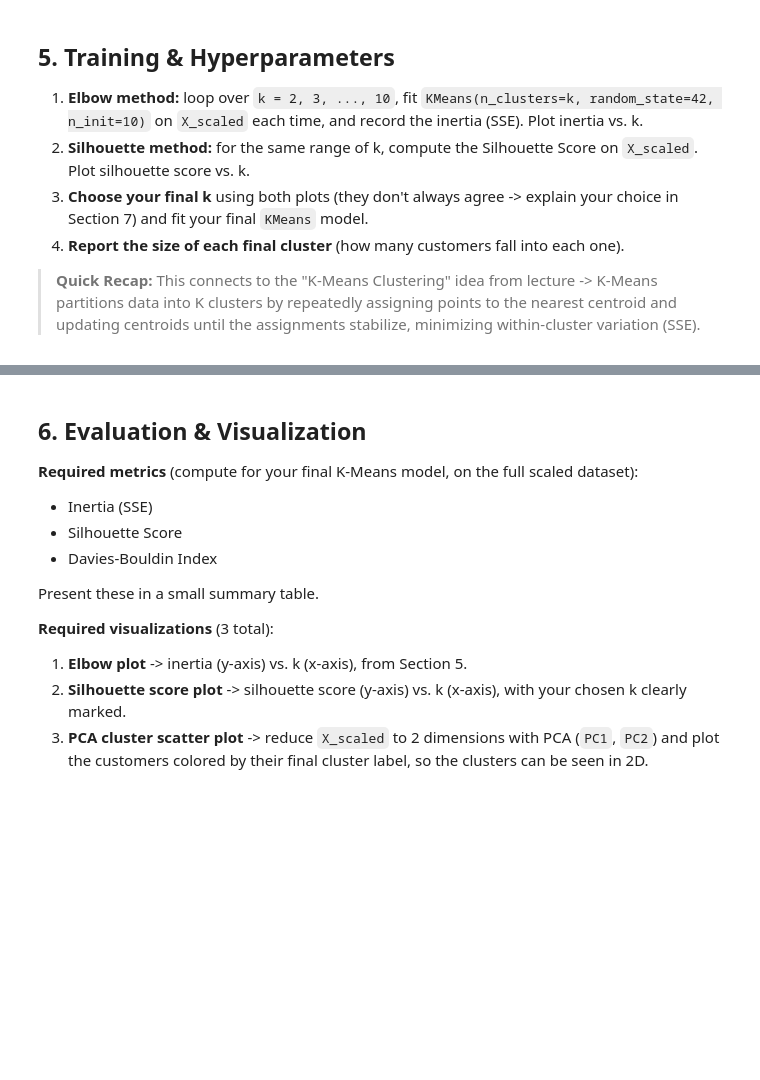
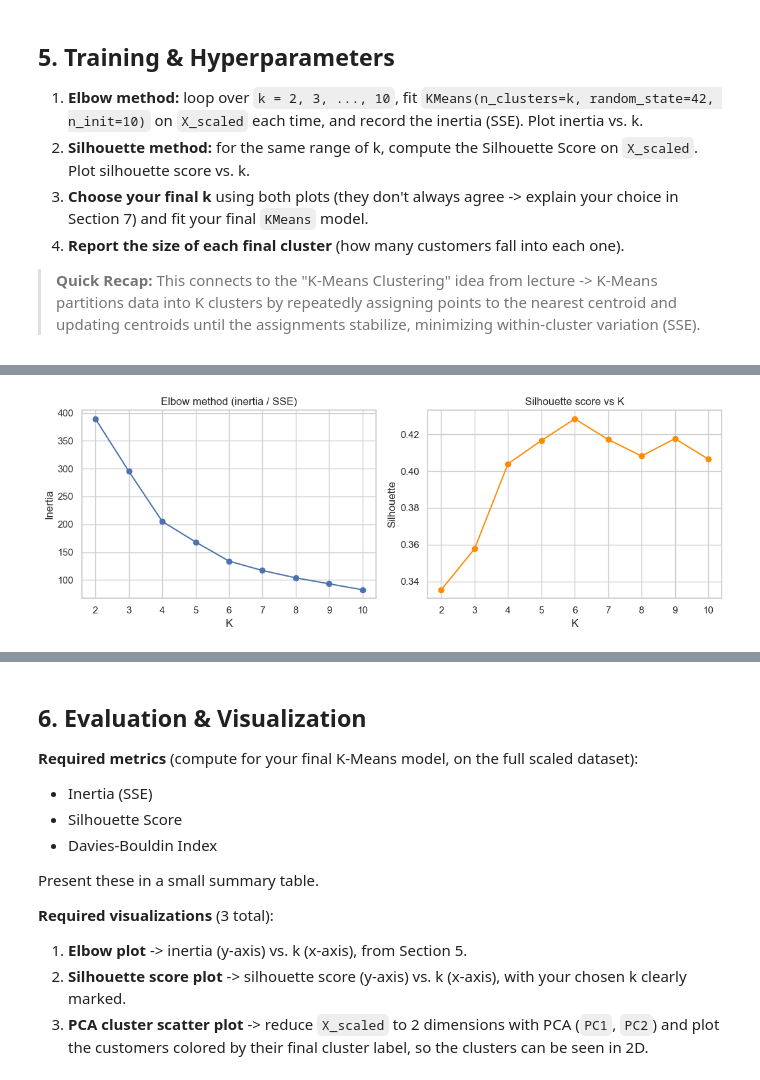
Before and after one commit to fredizenn/Statistics-and-Machine-Learning, a Jupyter notebook: Week-4/Lab-Assignments/01_KMeans_Clustering.ipynb, the cells around one changed output, grey strips where cells are left out. Saved outputs shown, nothing was run; the diff lists cells and outputs as text; code cells hidden in the pictures; blank space fills up the shorter version.

Commit message:
kmeans week 4

```diff
--- a/Week-4/Lab-Assignments/01_KMeans_Clustering.ipynb
+++ b/Week-4/Lab-Assignments/01_KMeans_Clustering.ipynb
@@ -72,0 +150,4 @@ sklearn.metrics (silhouette_score, davies_bouldin_score)
+# %%
+customer_df_copy = customer_df.drop(columns=['CustomerID'])
+customer_df_copy.isna().sum()
+#no missing values
@@ -72,0 +178,14 @@ sklearn.metrics (silhouette_score, davies_bouldin_score)
+# %%
+# Exercise 1 & 2 Setup: K-Means Clustering
+# No train_test_split needed - clustering is unsupervised (no target y)
+
+# Print the shape of X_scaled to confirm 200 customers and 3 features
+print("Shape of X_scaled:", X_scaled.shape)
+
+# Fit K-Means on the ENTIRE scaled dataset (not train/test split)
+kmeans = KMeans(n_clusters=3, random_state=42)
+kmeans.fit(X_scaled)
+
+# Optional: get the cluster labels for each customer
+labels = kmeans.labels_
+print("Cluster labels:", labels[:10])
@@ -79,3 +201,16 @@ sklearn.metrics (silhouette_score, davies_bouldin_score)
 4. **Report the size of each final cluster** (how many customers fall into each one).
 
 > **Quick Recap:** This connects to the "K-Means Clustering" idea from lecture -> K-Means partitions data into K clusters by repeatedly assigning points to the nearest centroid and updating centroids until the assignments stabilize, minimizing within-cluster variation (SSE).
+# %%
+k_values = range(2, 11)
+inertias = []
+sil_scores = []
+
+for k in k_values:
+    km = KMeans(n_clusters=k, random_state=RANDOM_STATE, n_init=10)
+    labels = km.fit_predict(X_scaled)
+    inertias.append(km.inertia_)
+    sil_scores.append(silhouette_score(X_scaled, labels))
+
+param_df = pd.DataFrame({'K': list(k_values), 'inertia': inertias, 'silhouette': sil_scores})
+display(param_df.round(3))
@@ -81,0 +228,13 @@ sklearn.metrics (silhouette_score, davies_bouldin_score)
+# %%
+fig, axes = plt.subplots(1, 2, figsize=(11, 4))
+axes[0].plot(param_df['K'], param_df['inertia'], marker='o')
+axes[0].set_title('Elbow method (inertia / SSE)')
+axes[0].set_xlabel('K'); axes[0].set_ylabel('Inertia')
+axes[1].plot(param_df['K'], param_df['silhouette'], marker='o', color='darkorange')
+axes[1].set_title('Silhouette score vs K')
+axes[1].set_xlabel('K'); axes[1].set_ylabel('Silhouette')
+plt.tight_layout()
+plt.savefig('kmeans_parameter_selection.png', dpi=120, bbox_inches='tight')
+plt.show()
+# %% [output]
+[figure, added]
```
Also changed, not shown: parts of 12 cells of this notebook, 1 other file.
